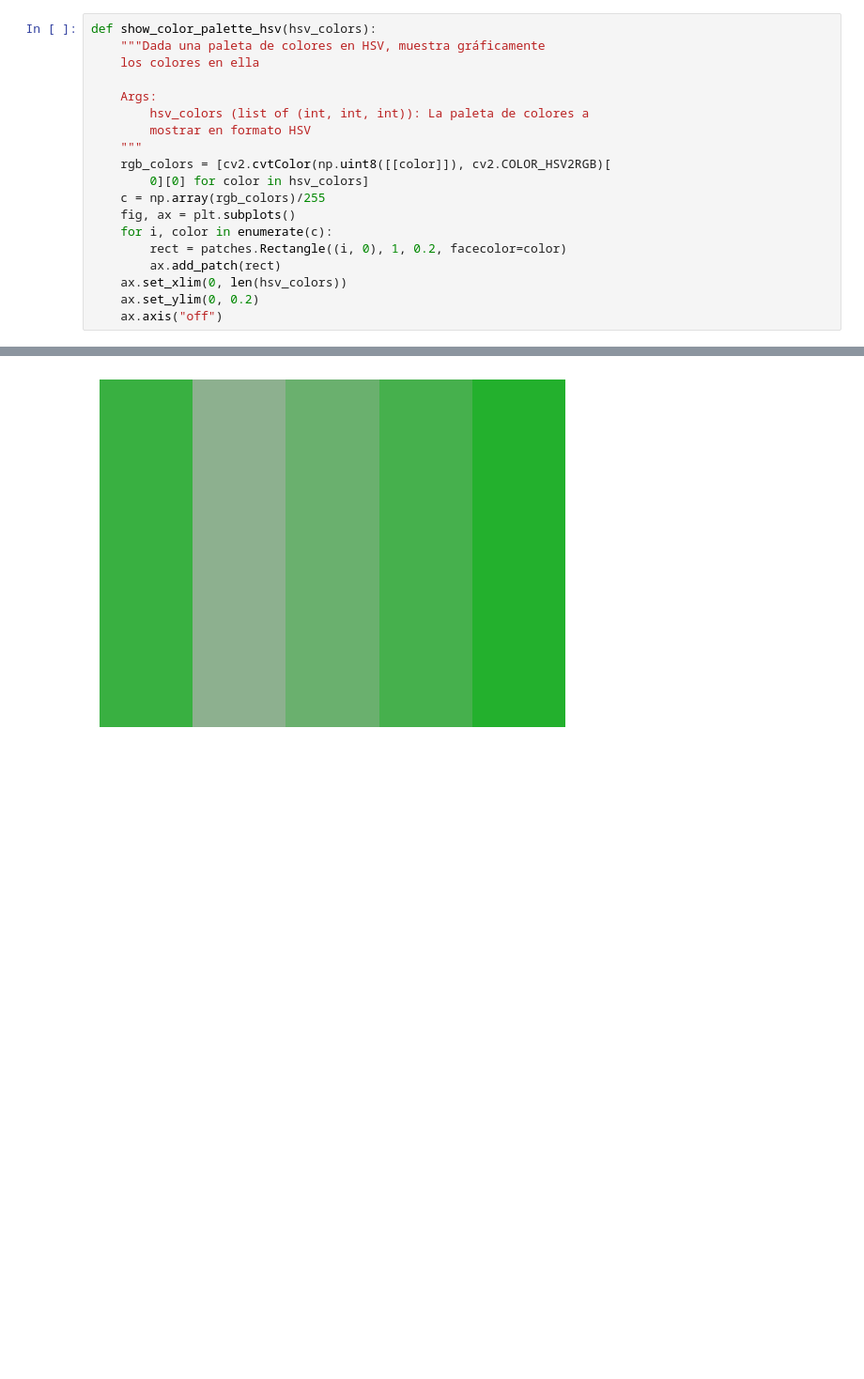
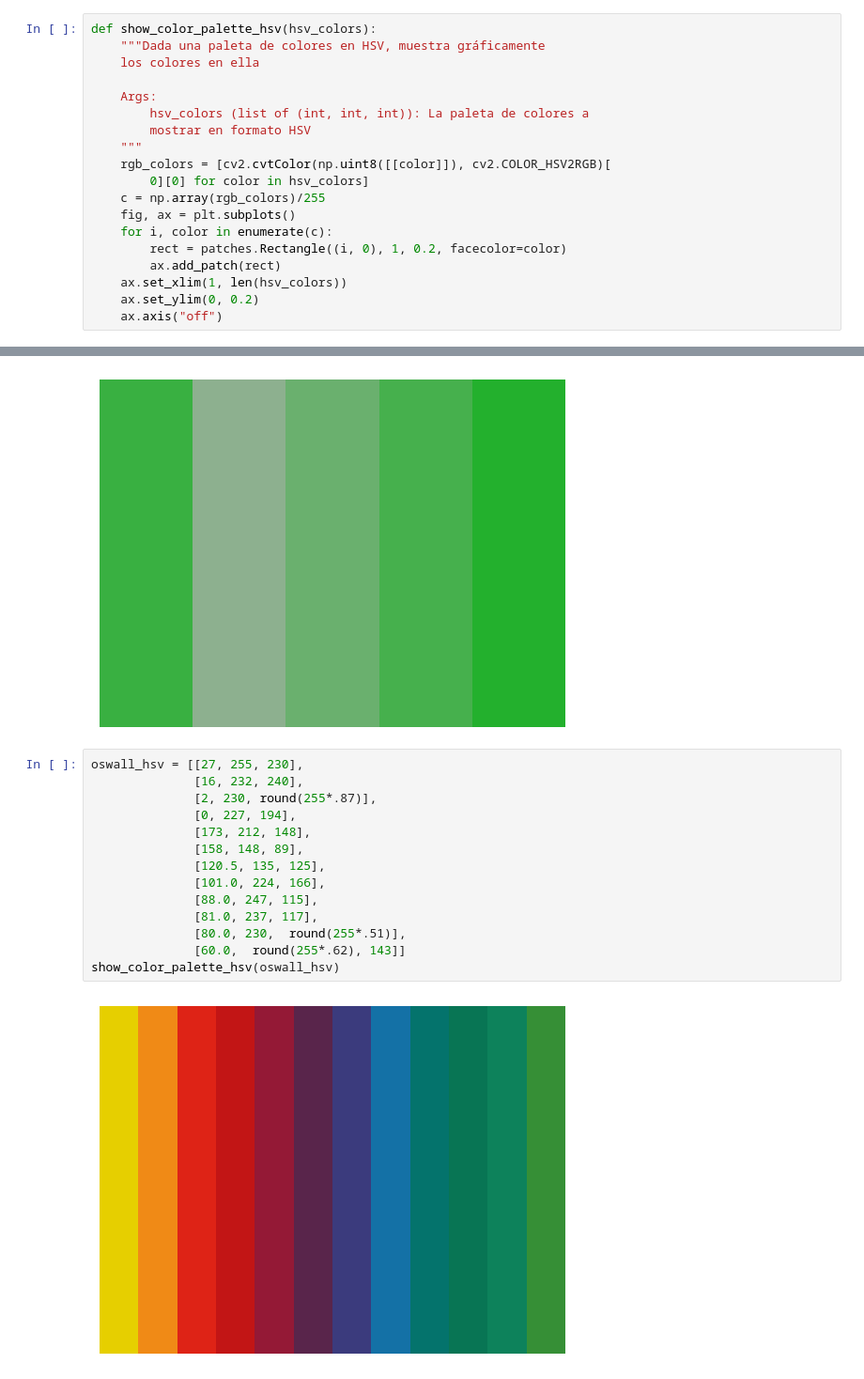
Before and after one commit to rubsuadav/Trabajo-PID, a Jupyter notebook: Trabajo PID.ipynb, the cells around one changed output, grey strips where cells are left out. Shown: that part at 94% size. Saved outputs shown, nothing was run; the diff lists cells and outputs as text; blank space fills up the shorter version.

```diff
--- a/Trabajo PID.ipynb
+++ b/Trabajo PID.ipynb
@@ -1018,7 +1021,7 @@ def show_color_palette_hsv(hsv_colors):
     for i, color in enumerate(c):
         rect = patches.Rectangle((i, 0), 1, 0.2, facecolor=color)
         ax.add_patch(rect)
-    ax.set_xlim(0, len(hsv_colors))
+    ax.set_xlim(1, len(hsv_colors))
     ax.set_ylim(0, 0.2)
     ax.axis("off")
 # %%
@@ -1165,3 +1168,19 @@ show_color_palette_hsv(colors)
 # %% [output]
 {1: array([ 62, 172, 176], dtype=uint8), 2: [[62, 51.0, 176], [62, 102.0, 176], [62, 153.0, 176], [62, 204.0, 176]]}
 [figure]
+# %%
+oswall_hsv = [[27, 255, 230],
+              [16, 232, 240],
+              [2, 230, round(255*.87)],
+              [0, 227, 194],
+              [173, 212, 148],
+              [158, 148, 89],
+              [120.5, 135, 125],
+              [101.0, 224, 166],
+              [88.0, 247, 115],
+              [81.0, 237, 117],
+              [80.0, 230,  round(255*.51)],
+              [60.0,  round(255*.62), 143]]
+show_color_palette_hsv(oswall_hsv)
+# %% [output]
+[figure, added]
```
Also changed, not shown: parts of 9 cells of this notebook.
